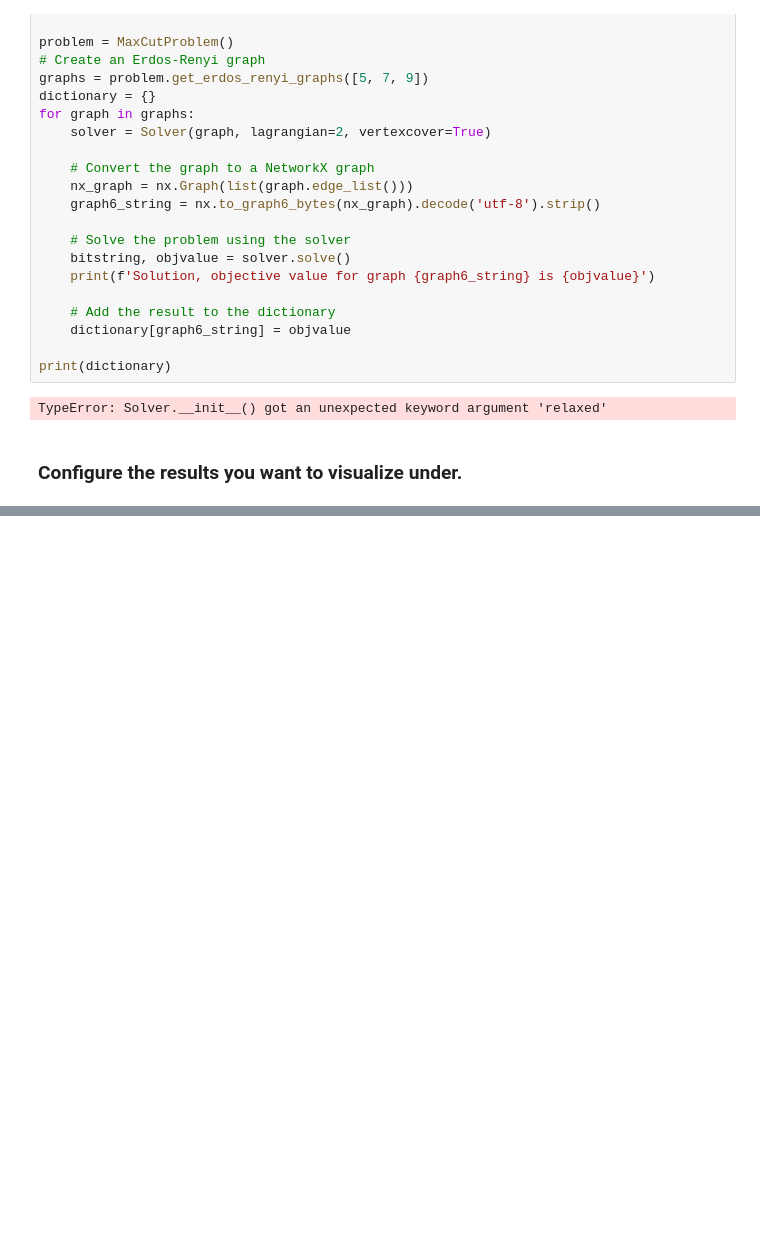
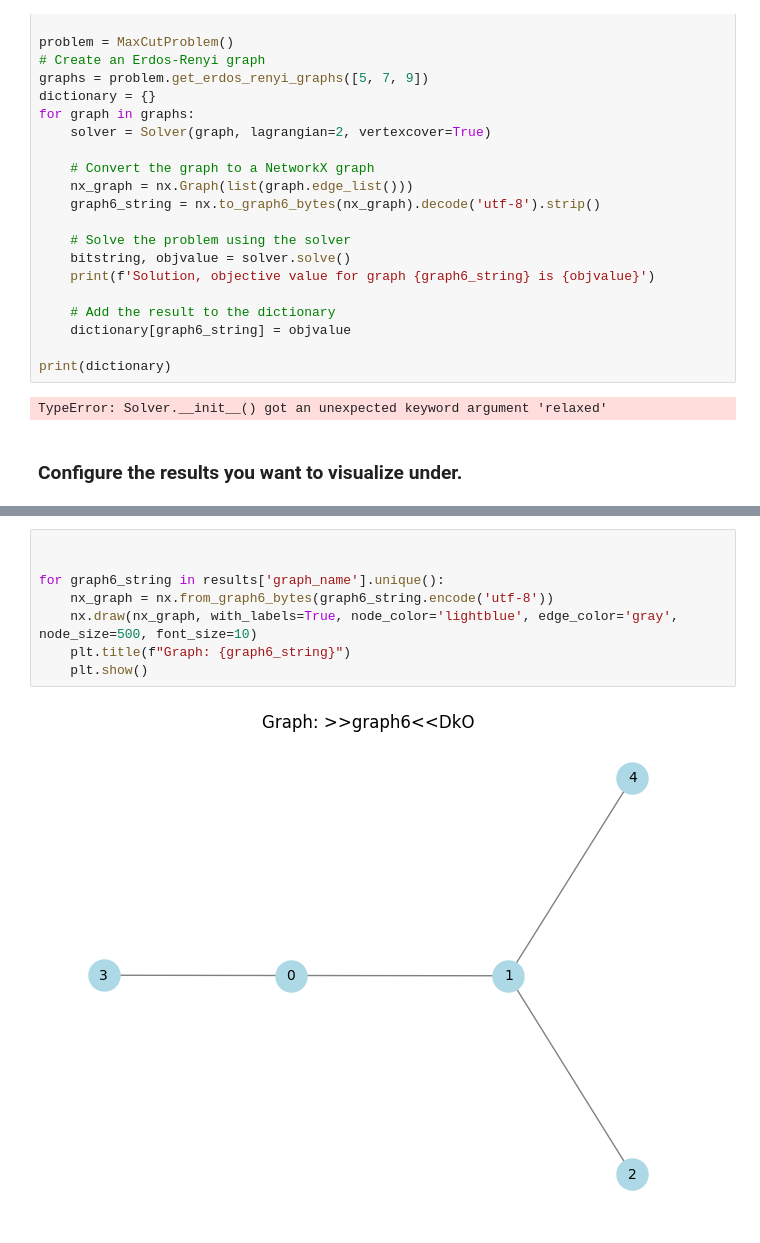
Before and after one commit to Smeidir/QAOA, a Jupyter notebook: results_visualizer.ipynb, the cells around one changed output, grey strips where cells are left out. Cells and saved outputs as stored; diff of their text form; blank space fills up the shorter version.

```diff
--- a/results_visualizer.ipynb
+++ b/results_visualizer.ipynb
@@ -120,0 +180,10 @@ plt.tight_layout()
+# %%
+
+
+for graph6_string in results['graph_name'].unique():
+    nx_graph = nx.from_graph6_bytes(graph6_string.encode('utf-8'))
+    nx.draw(nx_graph, with_labels=True, node_color='lightblue', edge_color='gray', node_size=500, font_size=10)
+    plt.title(f"Graph: {graph6_string}")
+    plt.show()
+# %% [output]
+[figure, added]
```
Also changed, not shown: parts of 5 cells of this notebook, 1 other file.
